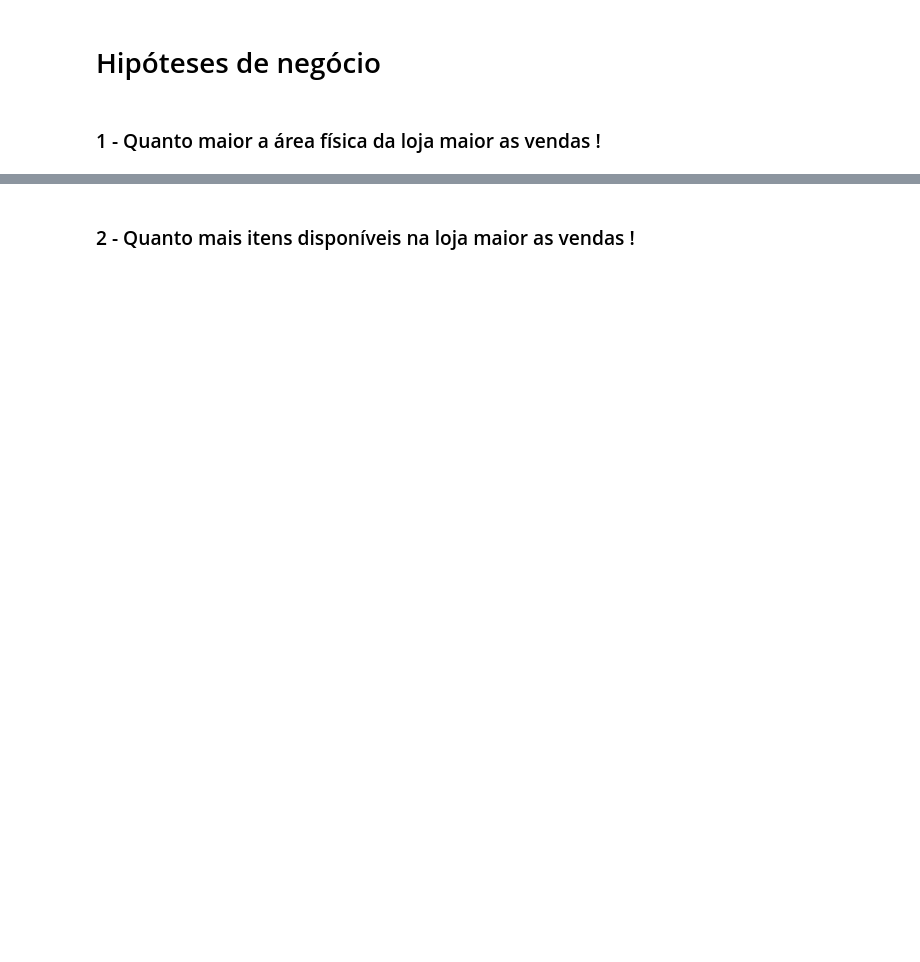
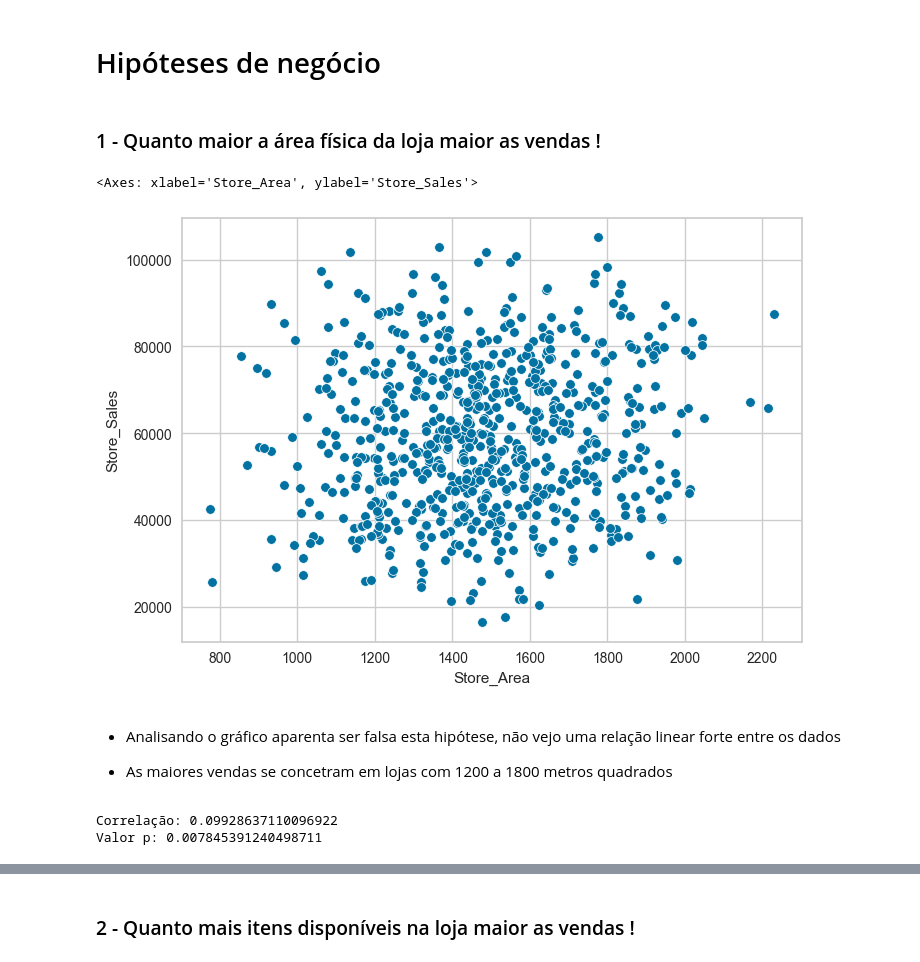
Before and after one commit to Eric-Oliveira-ds/Supermarket-store-sales-prediction, a Jupyter notebook: notebooks/Supermarket Store Sales Prediction.ipynb, the cells around one changed output, grey strips where cells are left out. Cells and saved outputs as stored; diff of their text form; code cells hidden in the pictures; blank space fills up the shorter version.

```diff
--- a/notebooks/Supermarket Store Sales Prediction.ipynb
+++ b/notebooks/Supermarket Store Sales Prediction.ipynb
@@ -78,3 +169,12 @@ test.shape
 # Hipóteses de negócio
 # %% [markdown]
 ### 1 - Quanto maior a área física da loja maior as vendas !
+# %%
+sns.scatterplot(x=df_train['Store_Area'], y=df_train['Store_Sales'])
+# %% [output]
+<Axes: xlabel='Store_Area', ylabel='Store_Sales'>
+[figure, added]
+# %% [markdown]
+- Analisando o gráfico aparenta ser falsa esta hipótese, não vejo uma relação linear forte entre os dados
+
+- As maiores vendas se concetram em lojas com 1200 a 1800 metros quadrados
@@ -80,0 +184,7 @@ test.shape
+# %%
+corr, p_value = pearsonr(df_train['Store_Area'], df_train['Store_Sales'])
+print('Correlação:', corr)
+print('Valor p:', p_value)
+# %% [output]
+Correlação: 0.09928637110096922
+Valor p: 0.007845391240498711
```
Also changed, not shown: parts of 34 cells of this notebook.
